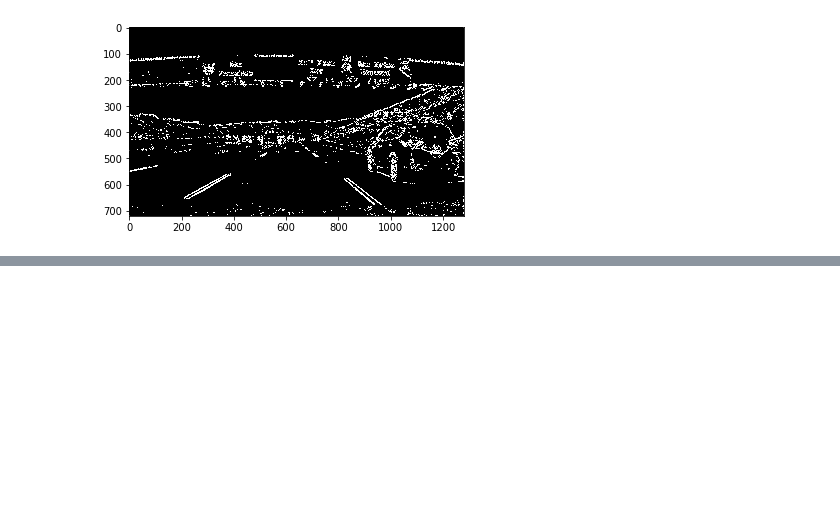
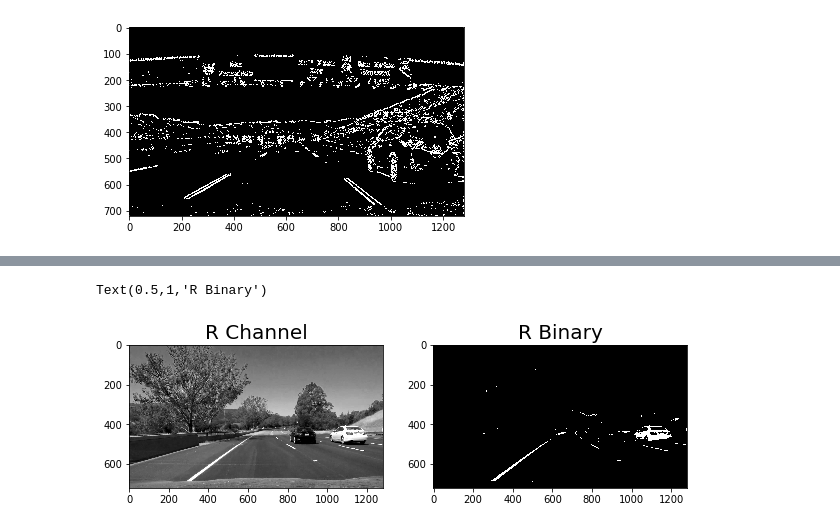
Before and after one commit to MasanaoMatsuda/tr-self-driving-cars, a Jupyter notebook: L7_Gradients&ColorSpaces.ipynb, the cells around one changed output, grey strips where cells are left out. Drawn from its saved outputs; the diff is of its cells as text; code cells hidden in the pictures; blank space fills up the shorter version.

```diff
--- a/L7_Gradients&ColorSpaces.ipynb
+++ b/L7_Gradients&ColorSpaces.ipynb
@@ -164,0 +216,14 @@ plt.imshow(combined, cmap='gray')
+# %%
+# The R chennel does a reasonable job of highlighting the lines
+thresh = (200, 255)
+binary = np.zeros_like(R)
+binary[(R > thresh[0]) & (R <= thresh[1])] = 1
+
+f, (ax1, ax2) = plt.subplots(1, 2, figsize=(10, 20))
+ax1.imshow(R, cmap='gray')
+ax1.set_title('R Channel', fontsize=20)
+ax2.imshow(binary, cmap='gray')
+ax2.set_title('R Binary', fontsize=20)
+# %% [output]
+Text(0.5,1,'R Binary')
+[figure, added]
```
Also changed, not shown: parts of 4 cells of this notebook, 1 other file.
